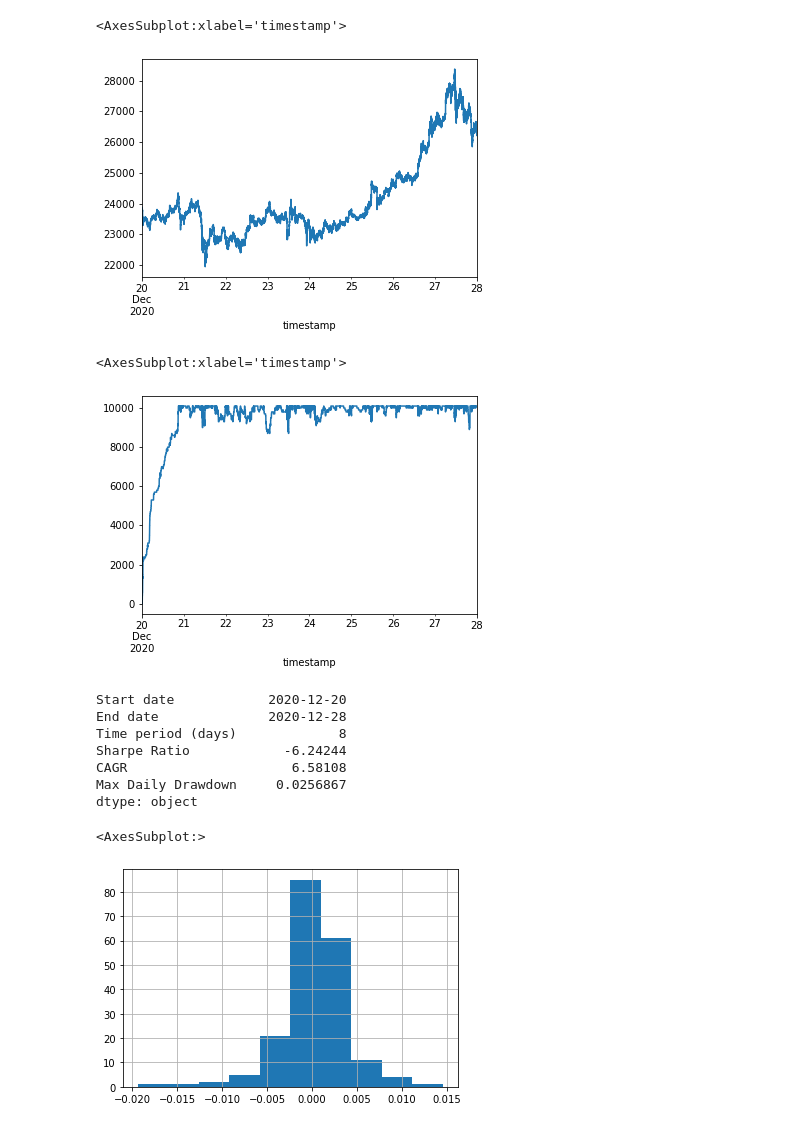
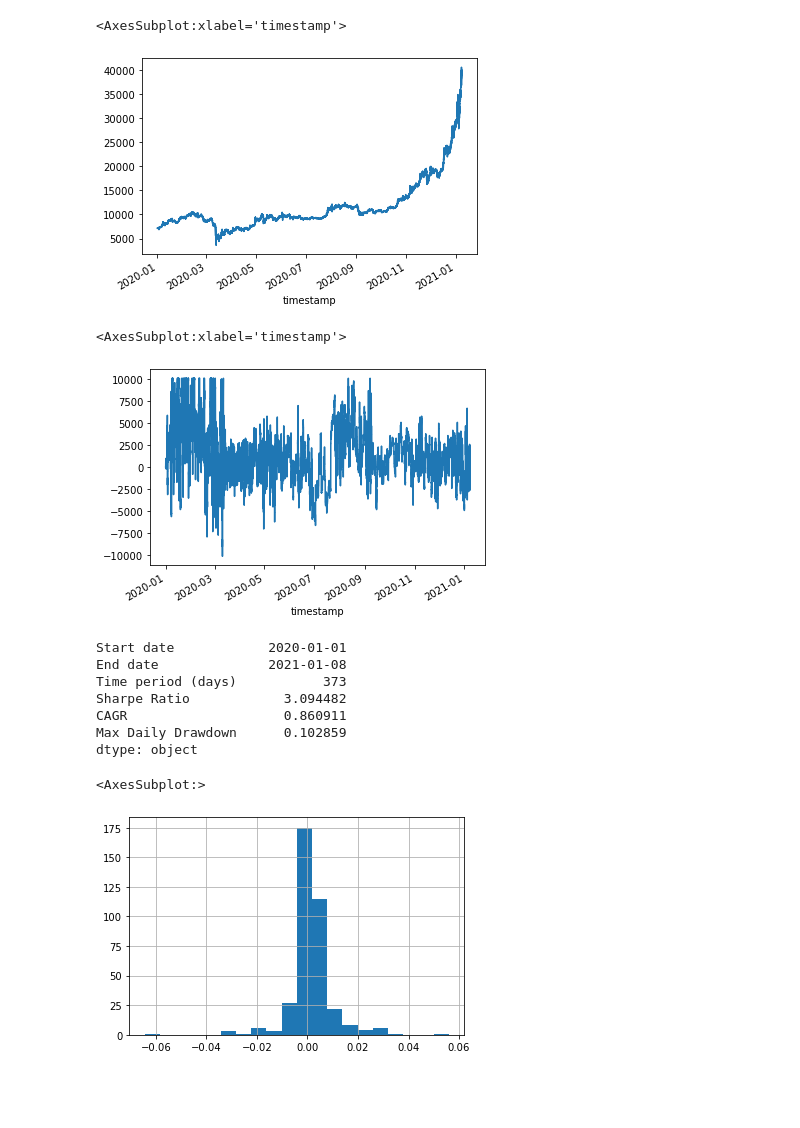
Before and after one commit to nkaz001/algotrading-example, a Jupyter notebook: bitmex-market-making-backtest.ipynb, the cells around one changed output. Cells and saved outputs as stored; diff of their text form; code cells hidden in the pictures; blank space fills up the shorter version.

```diff
--- a/bitmex-market-making-backtest.ipynb
+++ b/bitmex-market-making-backtest.ipynb
@@ -34,3 +39,5 @@ df.columns = ['open', 'high', 'low', 'close', 'fairBasis']
+# %%
+df = pd.read_pickle('data')
 # %%
 df
 # %% [output]
@@ -63,7 +70,7 @@ def predict_njit(start_equity, A, B, half_spread, max_position, X):
     high = 1
     low = 2
     close = 3
-    fair_basis = 4
+    excessive_buy = 7
     for row in X:
         if new_bid > row[low]:
             running_qty += order_qty
@@ -76,7 +83,7 @@ def predict_njit(start_equity, A, B, half_spread, max_position, X):
         equity.append(static_equity - running_qty / row[close] - fee)
         running_qty_.append(running_qty)
         skew = B * running_qty / max_position * -1
-        quote_mid_price = row[close] + A * row[fair_basis] + skew
+        quote_mid_price = row[close] + A * row[excessive_buy] / 100000000 + skew
         new_bid = np.minimum(np.round(quote_mid_price * (1 - half_spread) / tick_size) * tick_size, row[close] - tick_size)
         new_ask = np.maximum(np.round(quote_mid_price * (1 + half_spread) / tick_size) * tick_size, row[close] + tick_size)
         if running_qty > max_position:
@@ -152,25 +159,24 @@ class Backtest:
     def score(self, X):
         equity, _ = self.predict(X)
         returns = pd.Series(equity).pct_change().fillna(0)
-        bm_returns = pd.Series(X[:, 3]).pct_change().fillna(0)
-        returns_ = returns - bm_returns
-
-        return np.divide(returns_.mean(), returns_.std())
+#         bm_returns = pd.Series(X[:, 3]).pct_change().fillna(0)
+#         returns_ = returns - bm_returns
+        return np.divide(returns.mean(), returns.std())
 # %%
-train = df[df.index < '2020-12-20']
-test = df[df.index >= '2020-12-20']
+train = df[df.index < '2020-1-1']
+test = df[df.index >= '2020-1-1']
 # %%
 #parameters = { 'A': np.linspace(0.01, 1, 100), 'B': np.linspace(0.01, 1, 100), 'half_spread': np.linspace(0.001, 0.01, 10) }
 #search = GridSearchCV(Backtest(10000, 10000), parameters)
 #search.fit(df)
 
-param_dist = { 'A': stats.uniform(0, 1), 'B': stats.uniform(0, 1), 'half_spread': stats.uniform(0, 0.01) }
+param_dist = { 'A': stats.uniform(50, 500), 'B': stats.uniform(1, 50), 'half_spread': stats.uniform(0, 0.001) }
 search = RandomizedSearchCV(Backtest(1, 10000),
                             cv=[(np.arange(len(train)), np.arange(len(train)))],
                             param_distributions=param_dist,
                             verbose=1,
                             n_iter=1000,
-                            n_jobs=4)
+                            n_jobs=8)
 search.fit(train.values)
 # %% [output]
 Fitting 1 folds for each of 1000 candidates, totalling 1000 fits
@@ -261,41 +270,43 @@ equity.plot()
 test["close"].plot()
 # %% [output]
 <AxesSubplot:xlabel='timestamp'>
-[figure, old version]
+[figure, new version]
 # %%
 running_qty.plot()
 # %% [output]
 <AxesSubplot:xlabel='timestamp'>
-[figure, old version]
+[figure, new version]
 # %%
 returns = equity.resample('1d').last().pct_change()
 bm_returns = test['close'].resample('1d').last().pct_change()
-returns_ = returns - bm_returns
+#returns_ = returns - bm_returns
+returns_ = returns
 sr = np.divide(returns_.mean(), returns_.std()) * np.sqrt(252)
 
-Roll_Max = equity.resample('1d').last().cummax()
-Daily_Drawdown = np.divide(equity, Roll_Max) - 1.0
+equity_1d = equity.resample('1d').last()
+Roll_Max = equity_1d.cummax()
+Daily_Drawdown = np.divide(equity_1d, Roll_Max) - 1.0
 Max_Daily_Drawdown = Daily_Drawdown.cummin()
 
 period = (equity.index[-1] - equity.index[0]).days
 
 print(pd.Series({
     'Start date': equity.index[0].strftime('%Y-%m-%d'),
     'End date': equity.index[-1].strftime('%Y-%m-%d'),
     'Time period (days)': period,
     'Sharpe Ratio': sr,
     'CAGR': (equity[-1] / equity[0]) ** (365 / period) - 1,
     'Max Daily Drawdown': -Max_Daily_Drawdown.min(),
 }))
 
-equity.resample('1h').last().pct_change().hist()
+equity.resample('1d').last().pct_change().hist(bins=20)
 # %% [output]
-Start date            2020-12-20
-End date              2020-12-28
-Time period (days)             8
-Sharpe Ratio            -6.24244
-CAGR                     6.58108
-Max Daily Drawdown     0.0256867
+Start date            2020-01-01
+End date              2021-01-08
+Time period (days)           373
+Sharpe Ratio            3.094482
+CAGR                    0.860911
+Max Daily Drawdown      0.102859
 dtype: object
 <AxesSubplot:>
-[figure, old version]
+[figure, new version]
```
Also changed, not shown: parts of 15 cells of this notebook, 2 other files.
